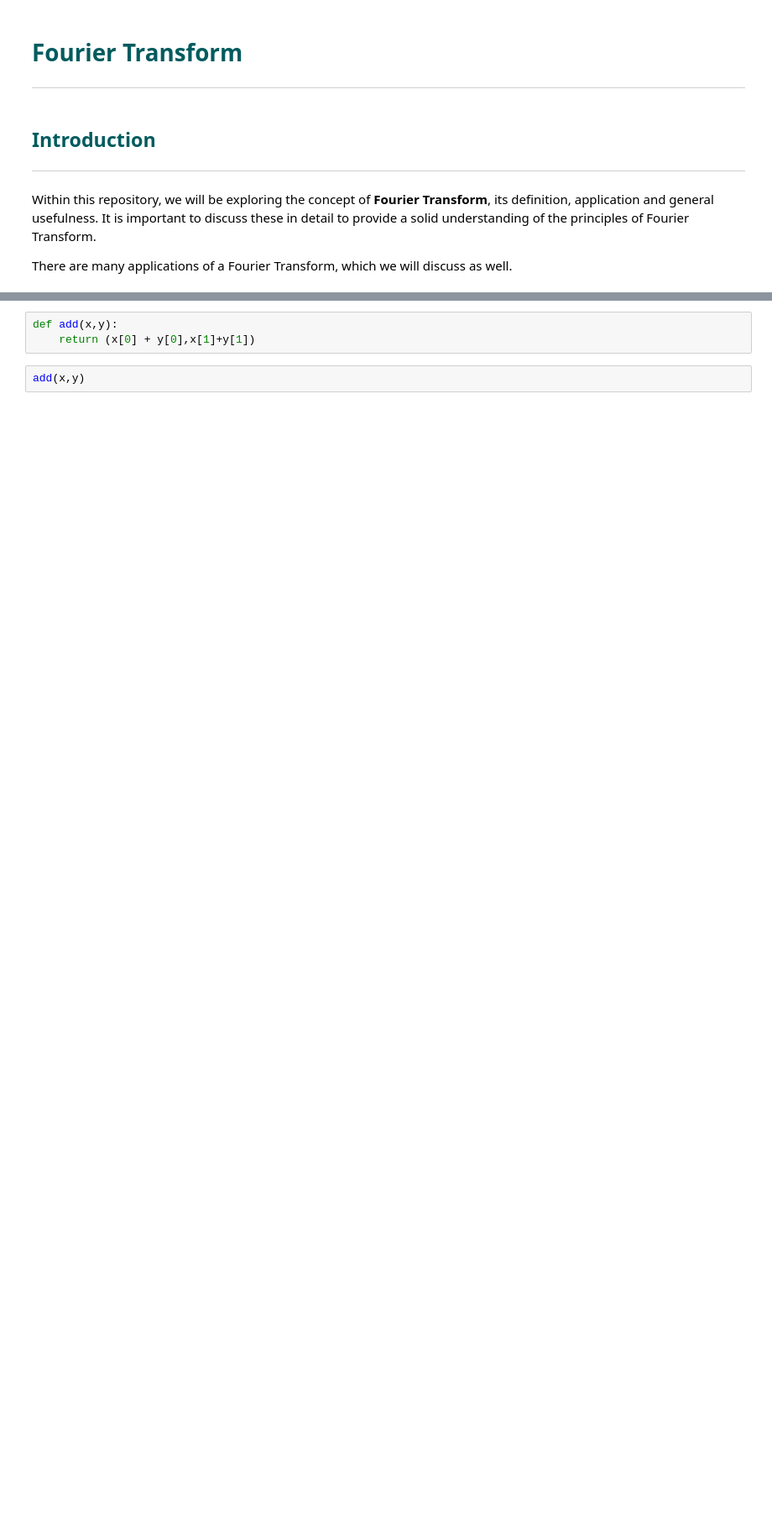
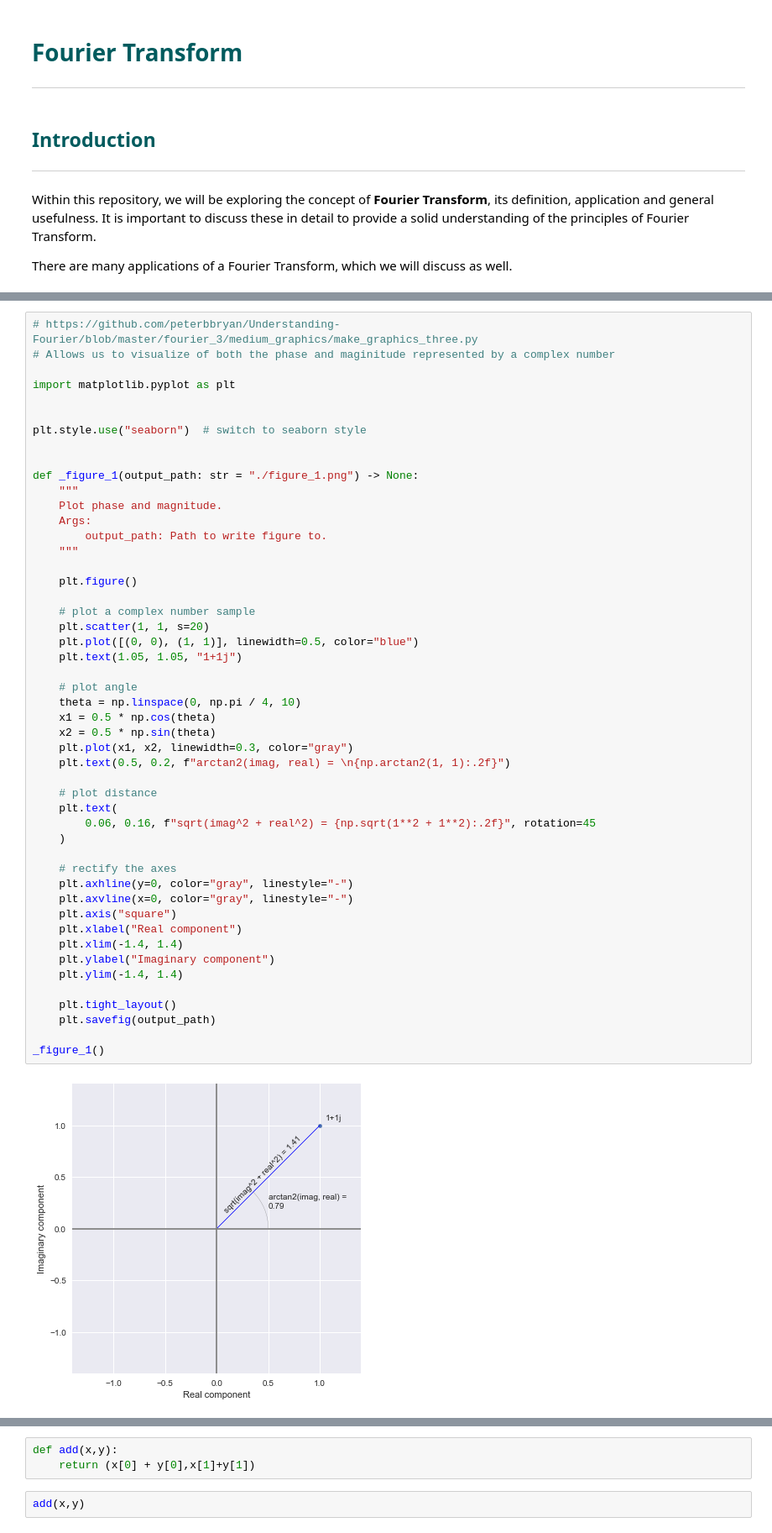
Before and after one commit to shanemcdonagh/emergingtechnologies, a Jupyter notebook: content/notebooks/03-fourier-transform.ipynb, the cells around one changed output, grey strips where cells are left out. Shown: that part at 84% size. Drawn from its saved outputs; the diff is of its cells as text; blank space fills up the shorter version.

```diff
--- a/content/notebooks/03-fourier-transform.ipynb
+++ b/content/notebooks/03-fourier-transform.ipynb
@@ -79,0 +93,51 @@ Let us see the use of this formula with an example from the <i>SciPy Python libr
+# %%
+# https://github.com/peterbbryan/Understanding-Fourier/blob/master/fourier_3/medium_graphics/make_graphics_three.py
+# Allows us to visualize of both the phase and maginitude represented by a complex number
+
+import matplotlib.pyplot as plt
+
+
+plt.style.use("seaborn")  # switch to seaborn style
+
+
+def _figure_1(output_path: str = "./figure_1.png") -> None:
+    """
+    Plot phase and magnitude.
+    Args:
+        output_path: Path to write figure to.
+    """
+
+    plt.figure()
+
+    # plot a complex number sample
+    plt.scatter(1, 1, s=20)
+    plt.plot([(0, 0), (1, 1)], linewidth=0.5, color="blue")
+    plt.text(1.05, 1.05, "1+1j")
+
+    # plot angle
+    theta = np.linspace(0, np.pi / 4, 10)
+    x1 = 0.5 * np.cos(theta)
+    x2 = 0.5 * np.sin(theta)
+    plt.plot(x1, x2, linewidth=0.3, color="gray")
+    plt.text(0.5, 0.2, f"arctan2(imag, real) = \n{np.arctan2(1, 1):.2f}")
+
+    # plot distance
+    plt.text(
+        0.06, 0.16, f"sqrt(imag^2 + real^2) = {np.sqrt(1**2 + 1**2):.2f}", rotation=45
+    )
+
+    # rectify the axes
+    plt.axhline(y=0, color="gray", linestyle="-")
+    plt.axvline(x=0, color="gray", linestyle="-")
+    plt.axis("square")
+    plt.xlabel("Real component")
+    plt.xlim(-1.4, 1.4)
+    plt.ylabel("Imaginary component")
+    plt.ylim(-1.4, 1.4)
+
+    plt.tight_layout()
+    plt.savefig(output_path)
+
+_figure_1()
+# %% [output]
+[figure, added]
```
Also changed, not shown: parts of 15 cells of this notebook, 3 other files.
